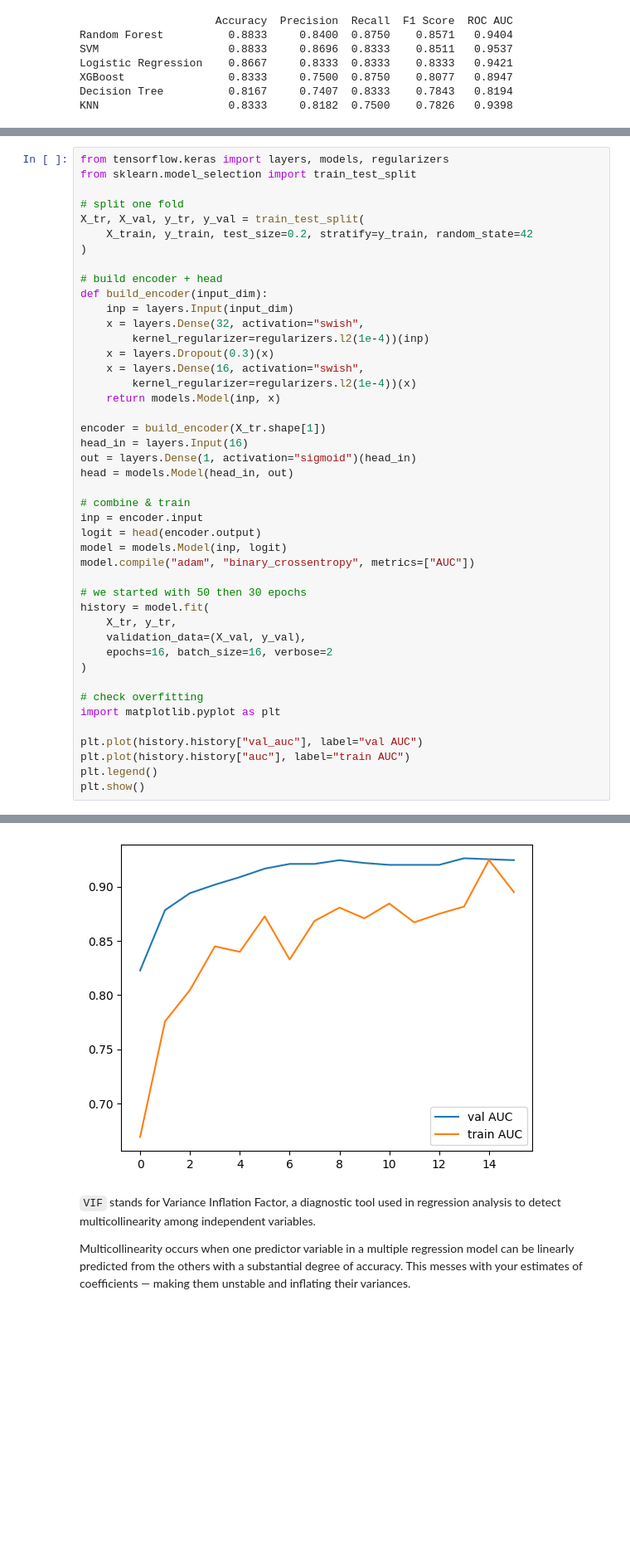
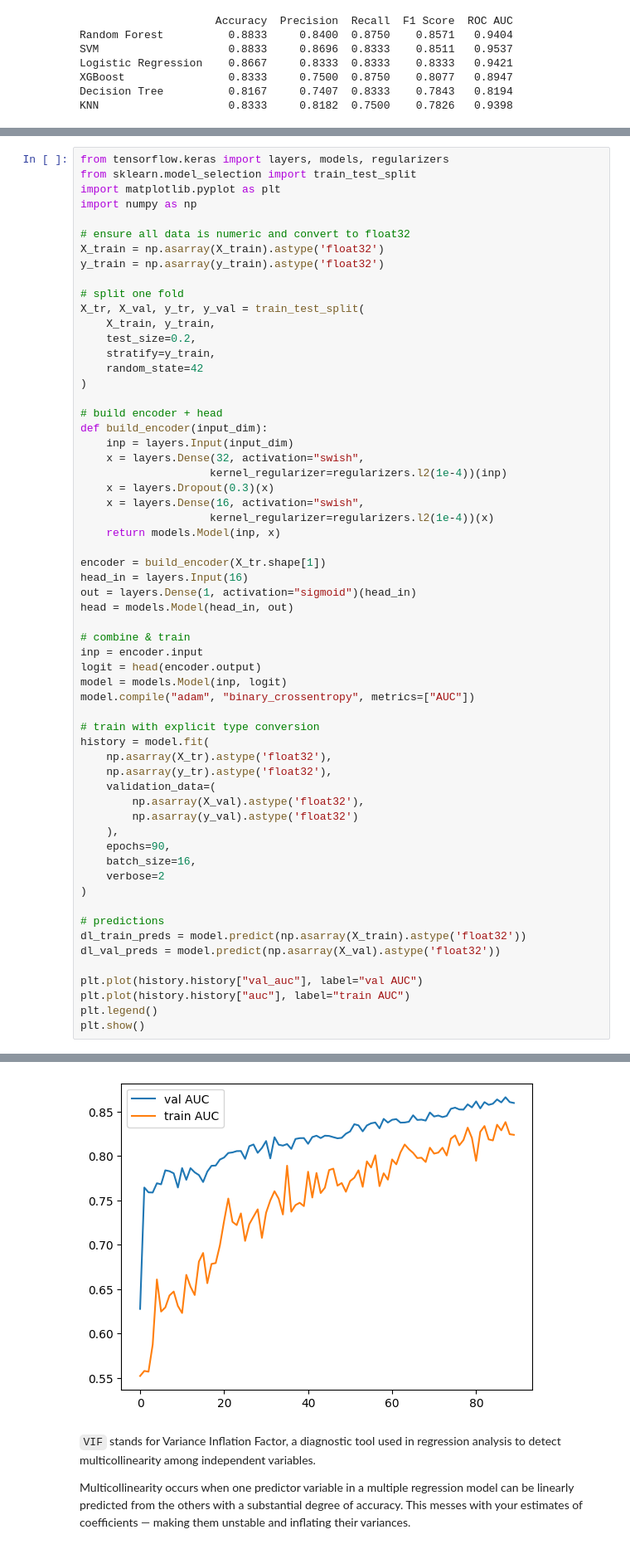
Before and after one commit to arash-jafarpour/hd-dataset, a Jupyter notebook: index.ipynb, the cells around one changed output, grey strips where cells are left out. Shown: that part at 83% size. Saved outputs shown, nothing was run; the diff lists cells and outputs as text; blank space fills up the shorter version.

Commit message:
checkpoint:

```diff
--- a/index.ipynb
+++ b/index.ipynb
@@ -374,20 +446,29 @@ XGBClassifier: 0.870 ± 0.045
 # %%
 from tensorflow.keras import layers, models, regularizers
 from sklearn.model_selection import train_test_split
+import matplotlib.pyplot as plt
+import numpy as np
+
+# ensure all data is numeric and convert to float32
+X_train = np.asarray(X_train).astype('float32')
+y_train = np.asarray(y_train).astype('float32')
 
 # split one fold
 X_tr, X_val, y_tr, y_val = train_test_split(
-    X_train, y_train, test_size=0.2, stratify=y_train, random_state=42
+    X_train, y_train,
+    test_size=0.2,
+    stratify=y_train,
+    random_state=42
 )
 
 # build encoder + head
 def build_encoder(input_dim):
     inp = layers.Input(input_dim)
     x = layers.Dense(32, activation="swish",
-        kernel_regularizer=regularizers.l2(1e-4))(inp)
+                    kernel_regularizer=regularizers.l2(1e-4))(inp)
     x = layers.Dropout(0.3)(x)
     x = layers.Dense(16, activation="swish",
-        kernel_regularizer=regularizers.l2(1e-4))(x)
+                    kernel_regularizer=regularizers.l2(1e-4))(x)
     return models.Model(inp, x)
 
 encoder = build_encoder(X_tr.shape[1])
@@ -401,15 +482,22 @@ logit = head(encoder.output)
 model = models.Model(inp, logit)
 model.compile("adam", "binary_crossentropy", metrics=["AUC"])
 
-# we started with 50 then 30 epochs
+# train with explicit type conversion
 history = model.fit(
-    X_tr, y_tr,
-    validation_data=(X_val, y_val),
-    epochs=16, batch_size=16, verbose=2
+    np.asarray(X_tr).astype('float32'),
+    np.asarray(y_tr).astype('float32'),
+    validation_data=(
+        np.asarray(X_val).astype('float32'),
+        np.asarray(y_val).astype('float32')
+    ),
+    epochs=90,
+    batch_size=16,
+    verbose=2
 )
 
-# check overfitting
-import matplotlib.pyplot as plt
+# predictions
+dl_train_preds = model.predict(np.asarray(X_train).astype('float32'))
+dl_val_preds = model.predict(np.asarray(X_val).astype('float32'))
 
 plt.plot(history.history["val_auc"], label="val AUC")
 plt.plot(history.history["auc"], label="train AUC")
@@ -436,4 +524,4 @@ Epoch 16/16
-[figure, old version]
+[figure, new version]
 # %% [markdown]
 `VIF` stands for Variance Inflation Factor, a diagnostic tool used in regression analysis to detect multicollinearity among independent variables.
 
```
Also changed, not shown: parts of 9 cells of this notebook.
